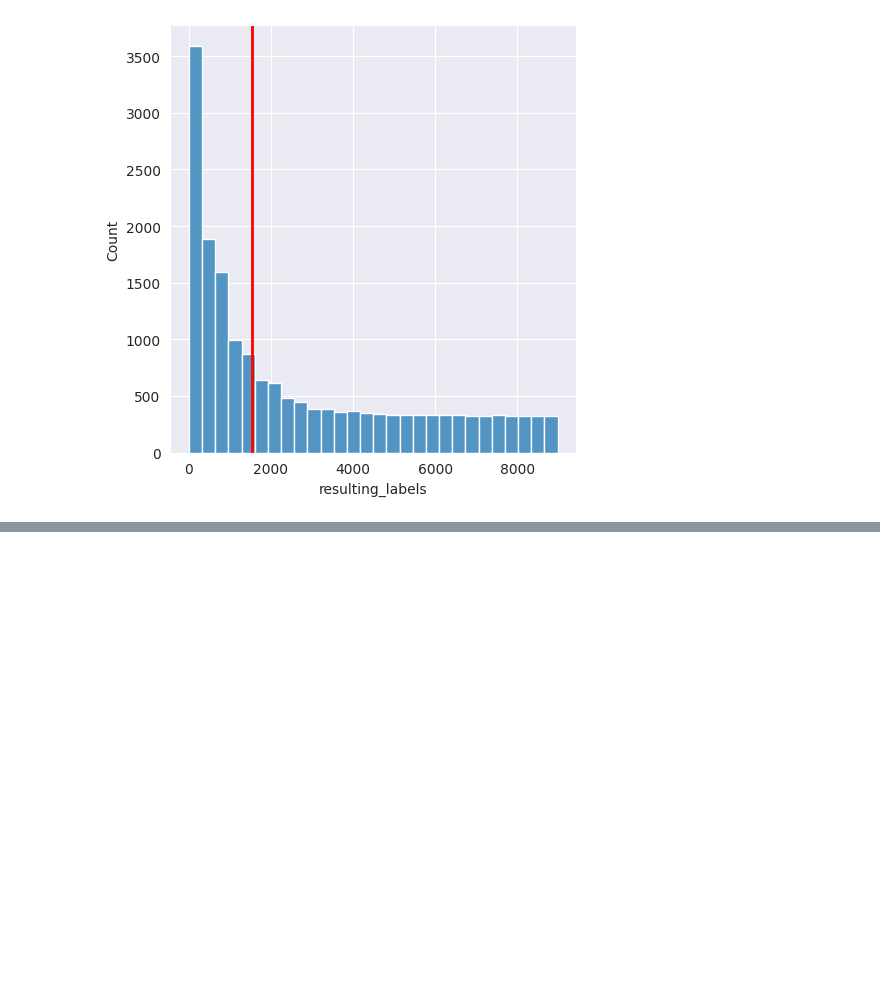
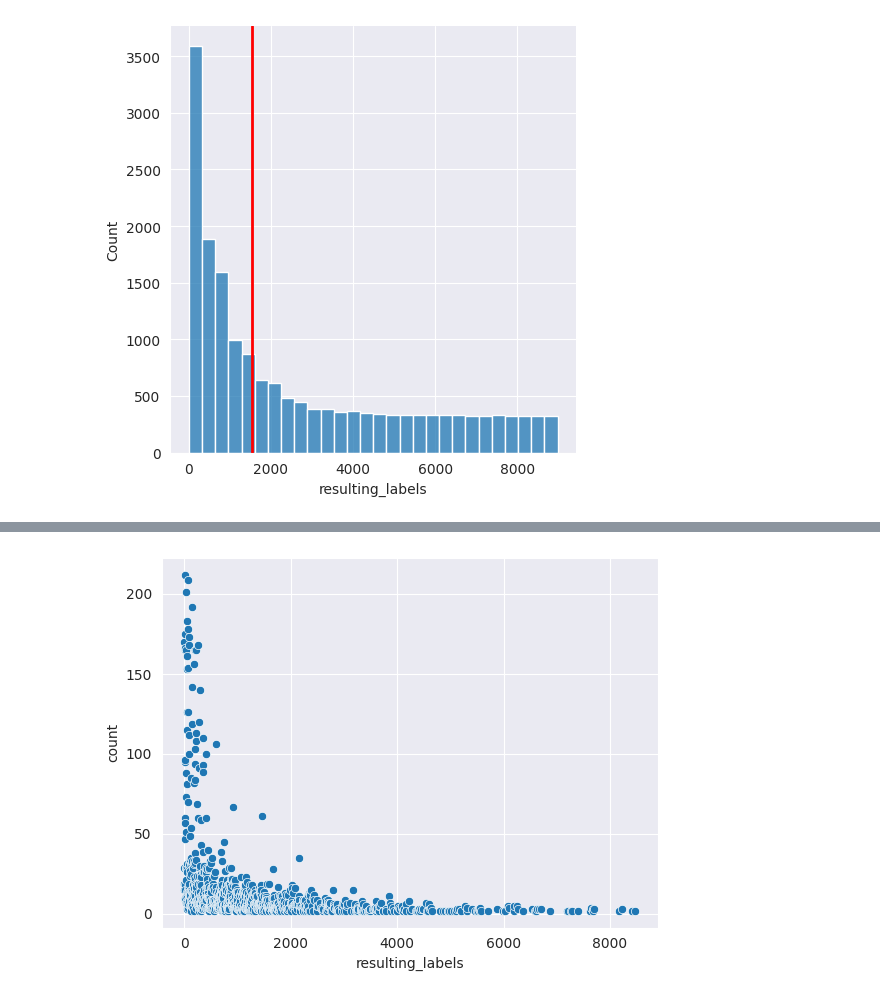
Before and after one commit to Dpbm/qcop, a Jupyter notebook: notebooks/fix-measurements.ipynb, the cells around one changed output, grey strips where cells are left out. Drawn from its saved outputs; the diff is of its cells as text; code cells hidden in the pictures; blank space fills up the shorter version.

```diff
--- a/notebooks/fix-measurements.ipynb
+++ b/notebooks/fix-measurements.ipynb
@@ -311,0 +374,6 @@ to_save.to_csv(FILE, index=False)
+# %%
+no_zero = more_75[more_75["resulting_labels"] != 0]
+sns.scatterplot(data=no_zero, x="resulting_labels", y="count")
+plt.show()
+# %% [output]
+[figure, added]
```
Also changed, not shown: parts of 15 cells of this notebook.
